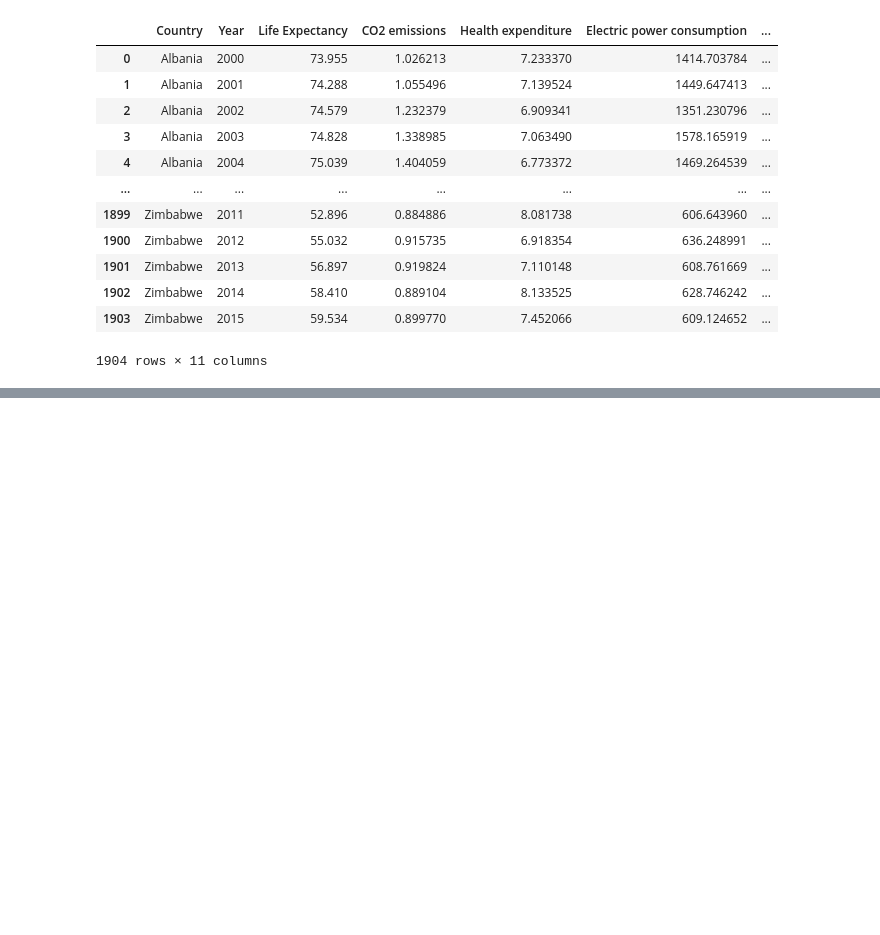
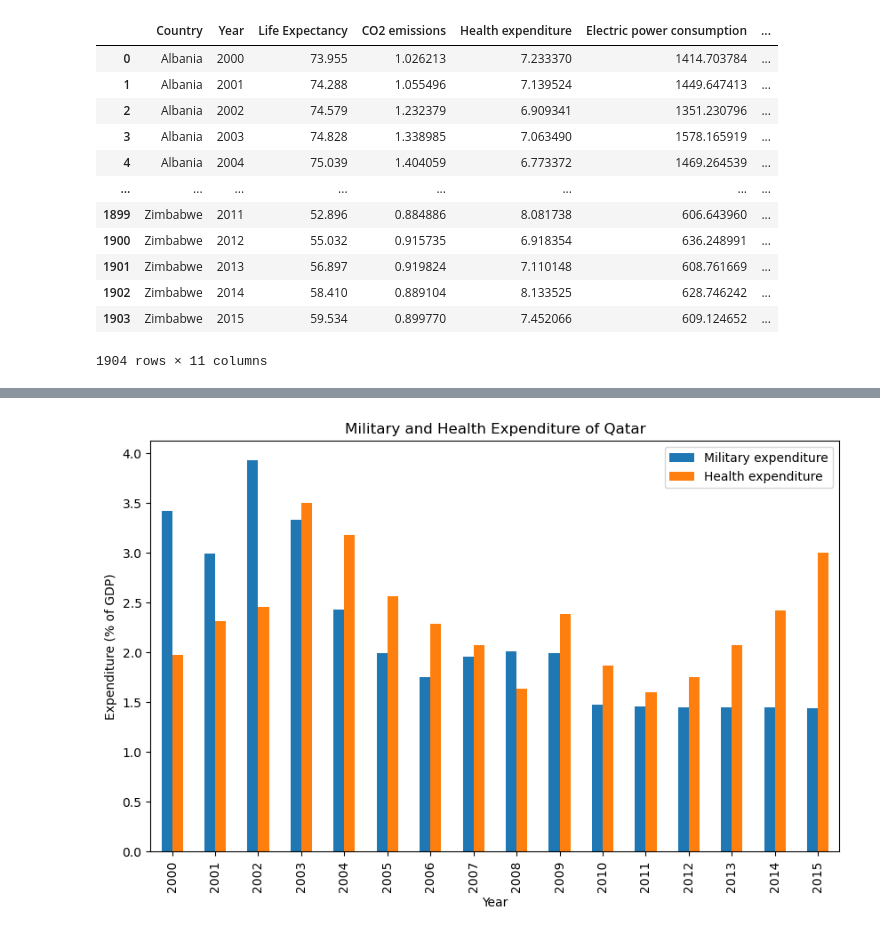
Before and after one commit to ubco-W2022T2-data301/project-group-group28, a Jupyter notebook: analysis/analysis3.ipynb, the cells around one changed output, grey strips where cells are left out. Saved outputs shown, nothing was run; the diff lists cells and outputs as text; code cells hidden in the pictures; blank space fills up the shorter version.

```diff
--- a/analysis/analysis3.ipynb
+++ b/analysis/analysis3.ipynb
@@ -191,0 +202,10 @@ def load_and_process(file_path):
+# %%
+import pandas as pd
+import seaborn as sns
+import matplotlib.pyplot as plt
+df = pd.read_csv("../data/raw/Life_Expectancy_00_15.csv", sep=';')
+gdp_health_df = df[['GDP per capita', 'Health expenditure']]
+sns.scatterplot(data=gdp_health_df, x='GDP per capita', y='Health expenditure')
+plt.xlabel('GDP per capita')
+plt.ylabel('Health Expenditure')
+plt.title('Scatterplot of GDP against Health Expenditure')
@@ -191,0 +215,13 @@ def load_and_process(file_path):
+# %%
+import matplotlib.pyplot as plt
+
+usa = df.loc[df['Country'] == 'Qatar', ['Year', 'Military expenditure', 'Health expenditure']]
+usa = usa.set_index('Year')
+
+ax = usa.plot(kind='bar', figsize=(10, 6))
+ax.set_ylabel('Expenditure (% of GDP)')
+ax.set_xlabel('Year')
+ax.set_title('Military and Health Expenditure of Qatar')
+plt.show()
+# %% [output]
+[figure, added]
```
Also changed, not shown: parts of 11 cells of this notebook.
